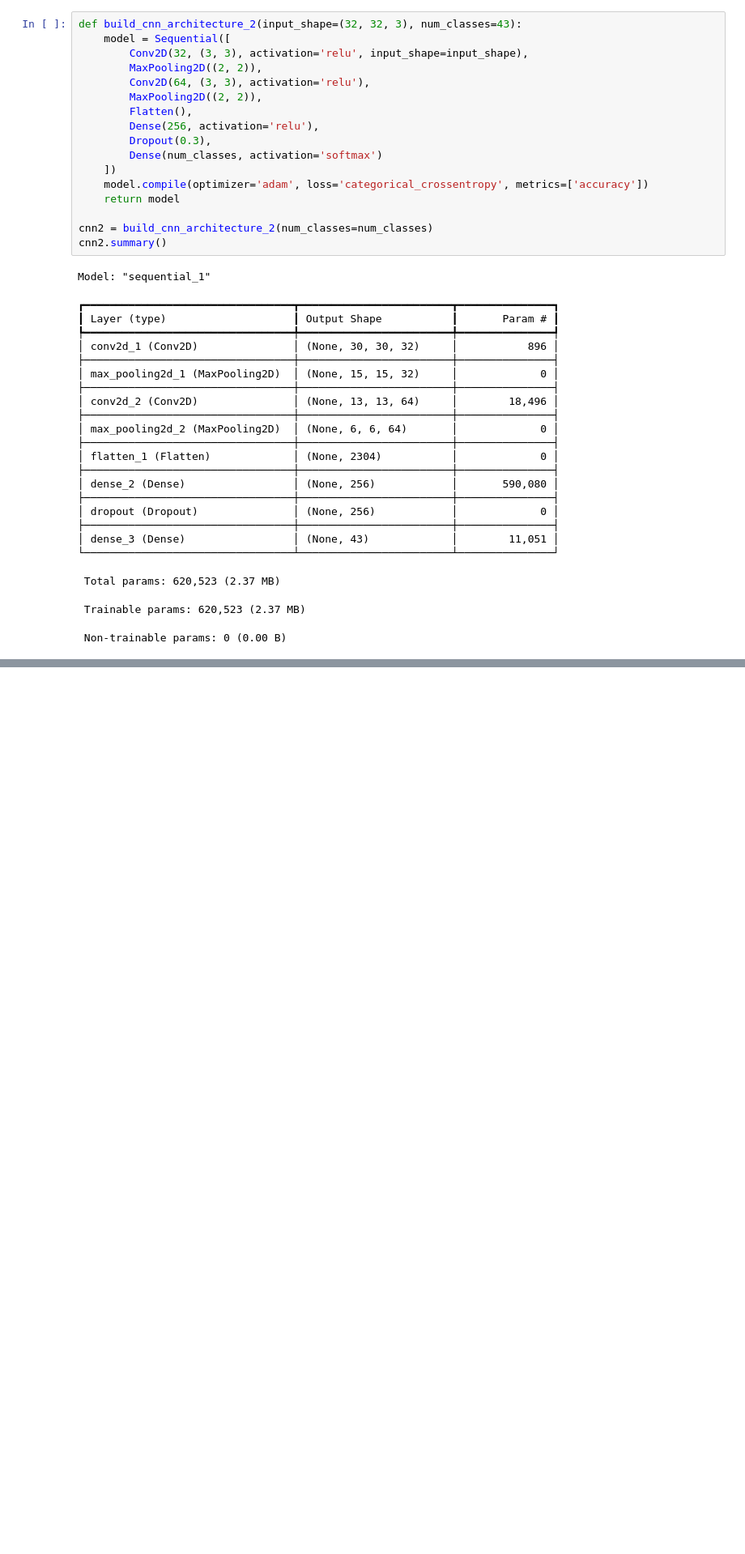
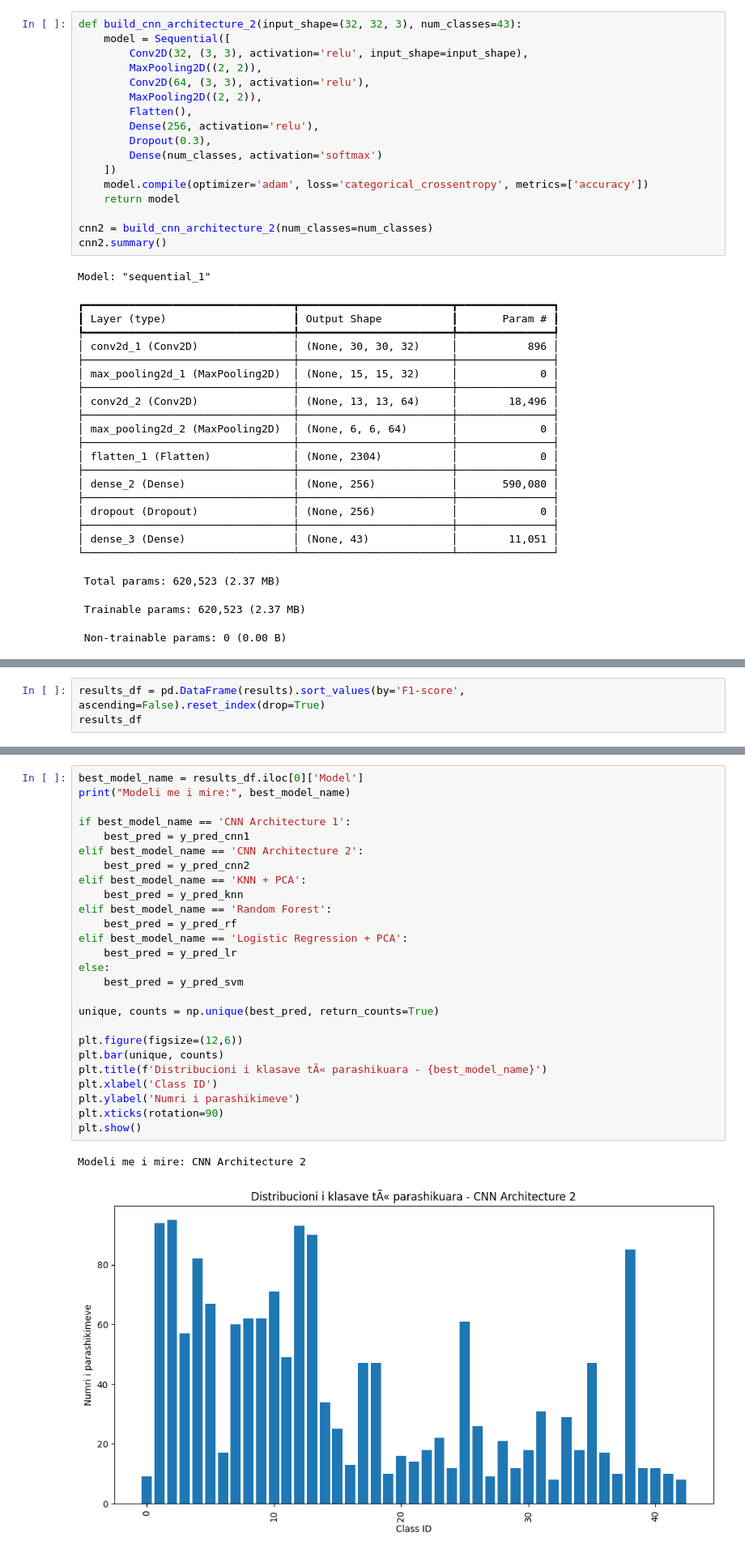
Before and after one commit to RijonZ/traffic-sign-detection-ipynb, a Jupyter notebook: data_preprocessing.ipynb, the cells around one changed output, grey strips where cells are left out. Shown at 81% size. Drawn from its saved outputs; the diff is of its cells as text; blank space fills up the shorter version.

Commit message:
Clustering Final Results

```diff
--- a/data_preprocessing.ipynb
+++ b/data_preprocessing.ipynb
@@ -574,0 +591,3 @@ plt.show()
+# %%
+results_df = pd.DataFrame(results).sort_values(by='F1-score', ascending=False).reset_index(drop=True)
+results_df
@@ -574,0 +602,29 @@ plt.show()
+# %%
+best_model_name = results_df.iloc[0]['Model']
+print("Modeli me i mire:", best_model_name)
+
+if best_model_name == 'CNN Architecture 1':
+    best_pred = y_pred_cnn1
+elif best_model_name == 'CNN Architecture 2':
+    best_pred = y_pred_cnn2
+elif best_model_name == 'KNN + PCA':
+    best_pred = y_pred_knn
+elif best_model_name == 'Random Forest':
+    best_pred = y_pred_rf
+elif best_model_name == 'Logistic Regression + PCA':
+    best_pred = y_pred_lr
+else:
+    best_pred = y_pred_svm
+
+unique, counts = np.unique(best_pred, return_counts=True)
+
+plt.figure(figsize=(12,6))
+plt.bar(unique, counts)
+plt.title(f'Distribucioni i klasave tÃ« parashikuara - {best_model_name}')
+plt.xlabel('Class ID')
+plt.ylabel('Numri i parashikimeve')
+plt.xticks(rotation=90)
+plt.show()
+# %% [output]
+Modeli me i mire: CNN Architecture 2
+[figure, added]
```
Also changed, not shown: parts of 14 cells of this notebook, 1 other file.
